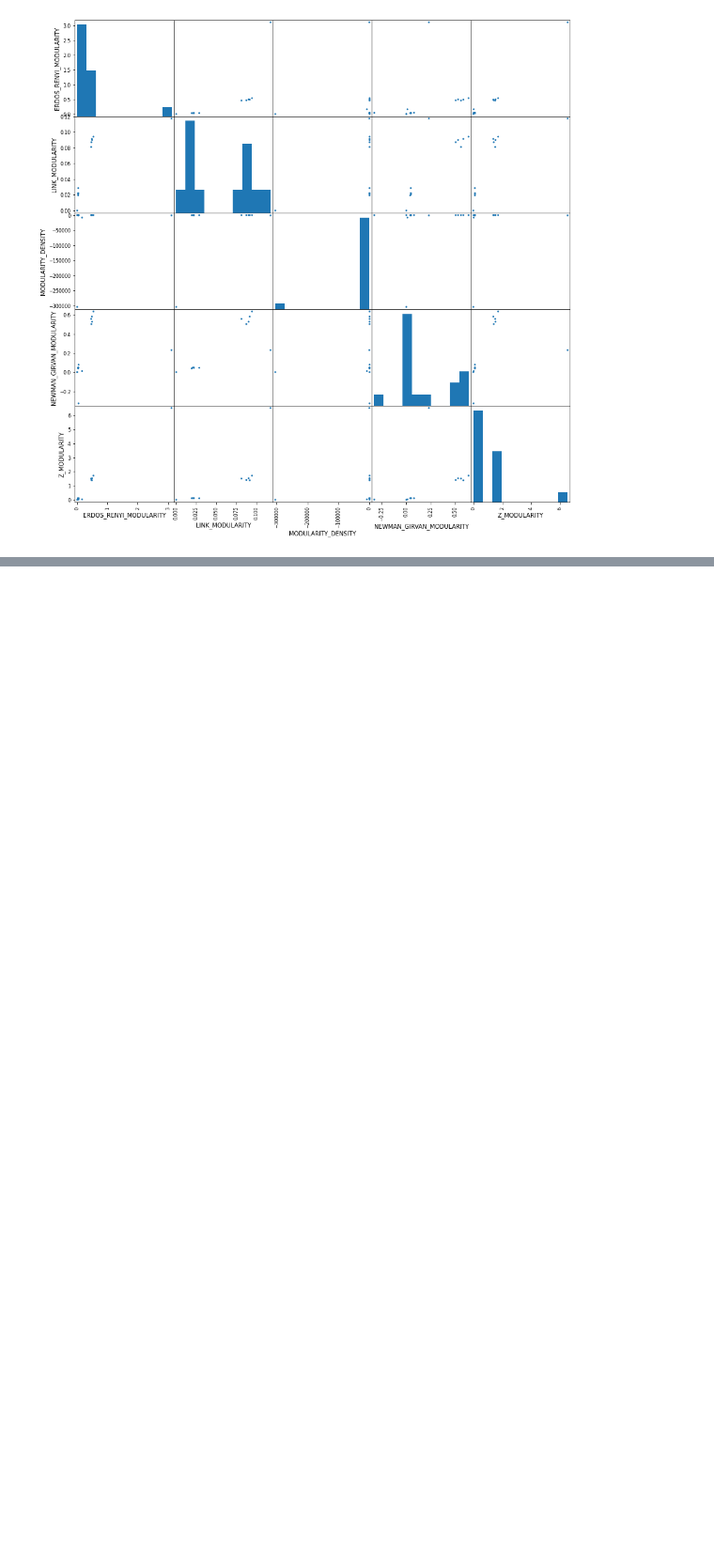
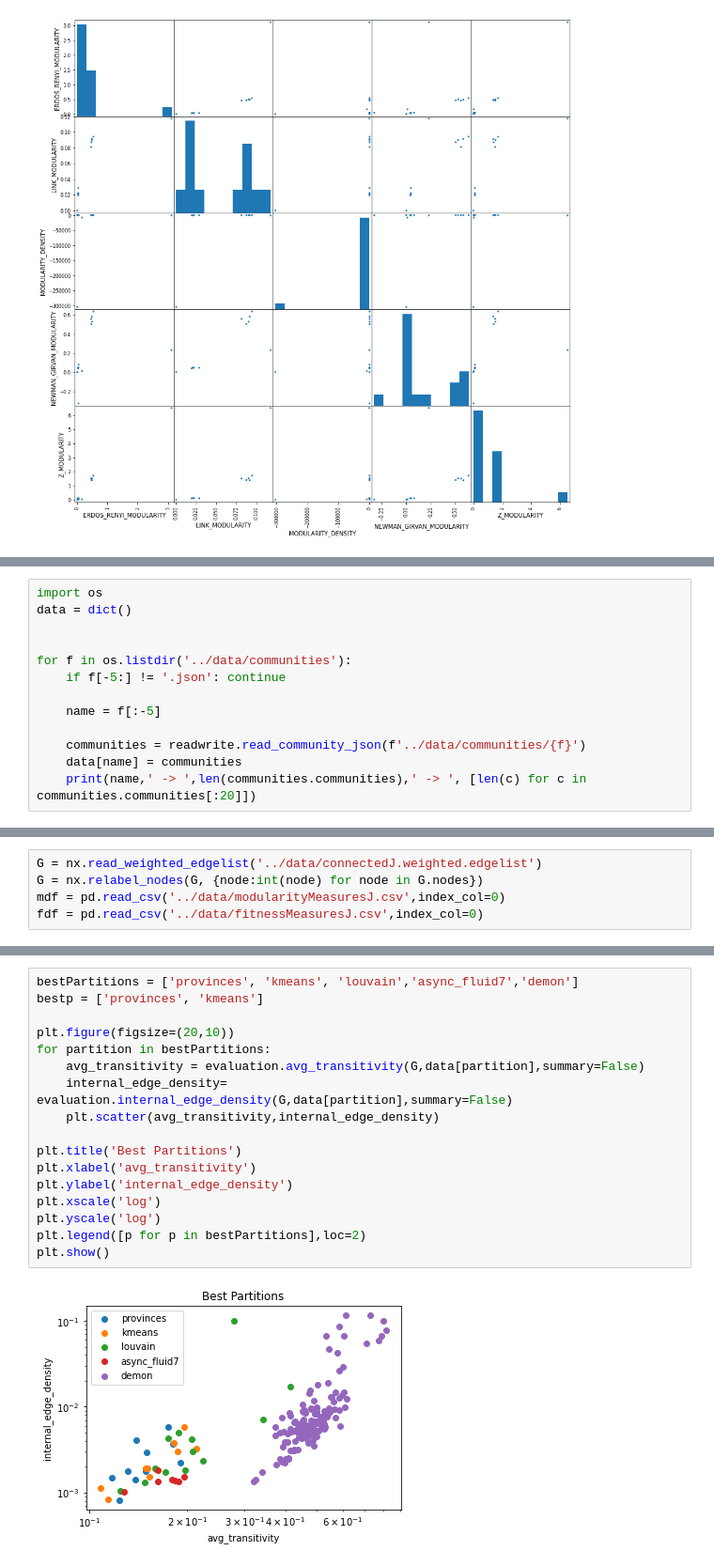
Before and after one commit to carloalbe/TripAdvisor-Tuscany-Restaurant-Social-Network-Analysis, a Jupyter notebook: community_discovery/codes/Static Community Discovery Jaccard.ipynb, the cells around one changed output, grey strips where cells are left out. Shown at 94% size. Cells and saved outputs as stored; diff of their text form; blank space fills up the shorter version.

Commit message:
best demon and other evaluations

```diff
--- a/community_discovery/codes/Static Community Discovery Jaccard.ipynb
+++ b/community_discovery/codes/Static Community Discovery Jaccard.ipynb
@@ -776,0 +779,13 @@ plt.show()
+# %%
+import os
+data = dict()
+
+
+for f in os.listdir('../data/communities'):
+    if f[-5:] != '.json': continue
+
+    name = f[:-5]
+
+    communities = readwrite.read_community_json(f'../data/communities/{f}')
+    data[name] = communities
+    print(name,' -> ',len(communities.communities),' -> ', [len(c) for c in communities.communities[:20]])
@@ -776,0 +810,5 @@ plt.show()
+# %%
+G = nx.read_weighted_edgelist('../data/connectedJ.weighted.edgelist')
+G = nx.relabel_nodes(G, {node:int(node) for node in G.nodes})
+mdf = pd.read_csv('../data/modularityMeasuresJ.csv',index_col=0)
+fdf = pd.read_csv('../data/fitnessMeasuresJ.csv',index_col=0)
@@ -776,0 +942,19 @@ plt.show()
+# %%
+bestPartitions = ['provinces', 'kmeans', 'louvain','async_fluid7','demon']
+bestp = ['provinces', 'kmeans']
+
+plt.figure(figsize=(20,10))
+for partition in bestPartitions:
+    avg_transitivity = evaluation.avg_transitivity(G,data[partition],summary=False)
+    internal_edge_density= evaluation.internal_edge_density(G,data[partition],summary=False)
+    plt.scatter(avg_transitivity,internal_edge_density)
+
+plt.title('Best Partitions')
+plt.xlabel('avg_transitivity')
+plt.ylabel('internal_edge_density')
+plt.xscale('log')
+plt.yscale('log')
+plt.legend([p for p in bestPartitions],loc=2)
+plt.show()
+# %% [output]
+[figure, added]
```
Also changed, not shown: parts of 34 cells of this notebook, 28 other files.
